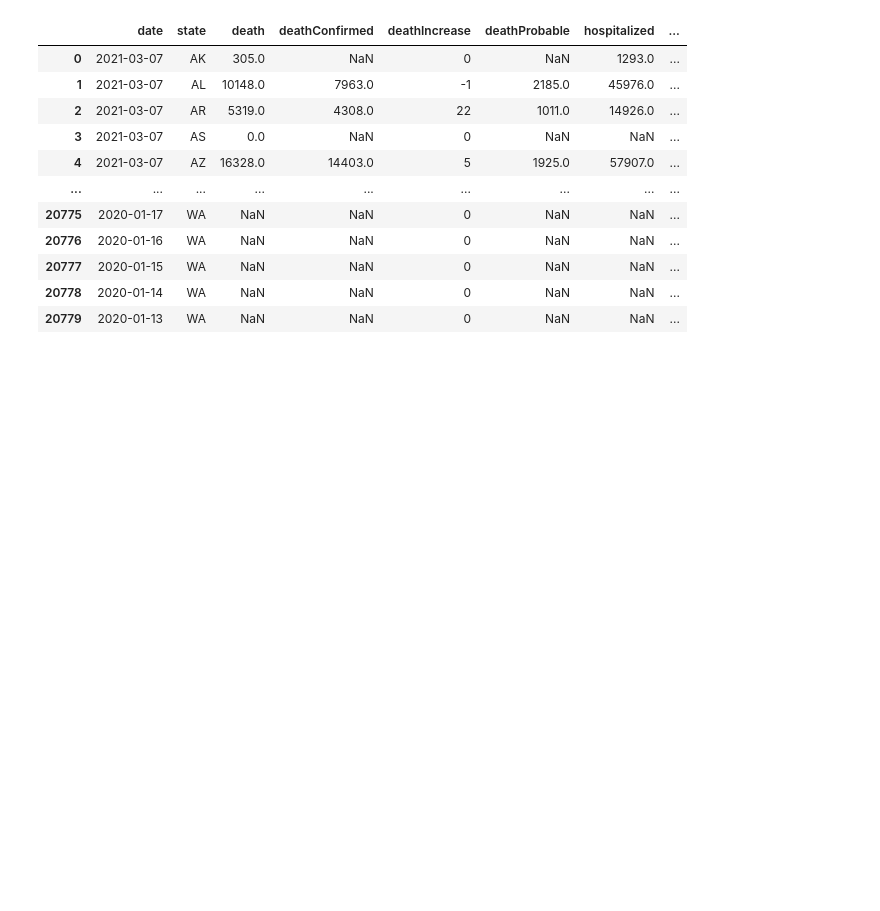
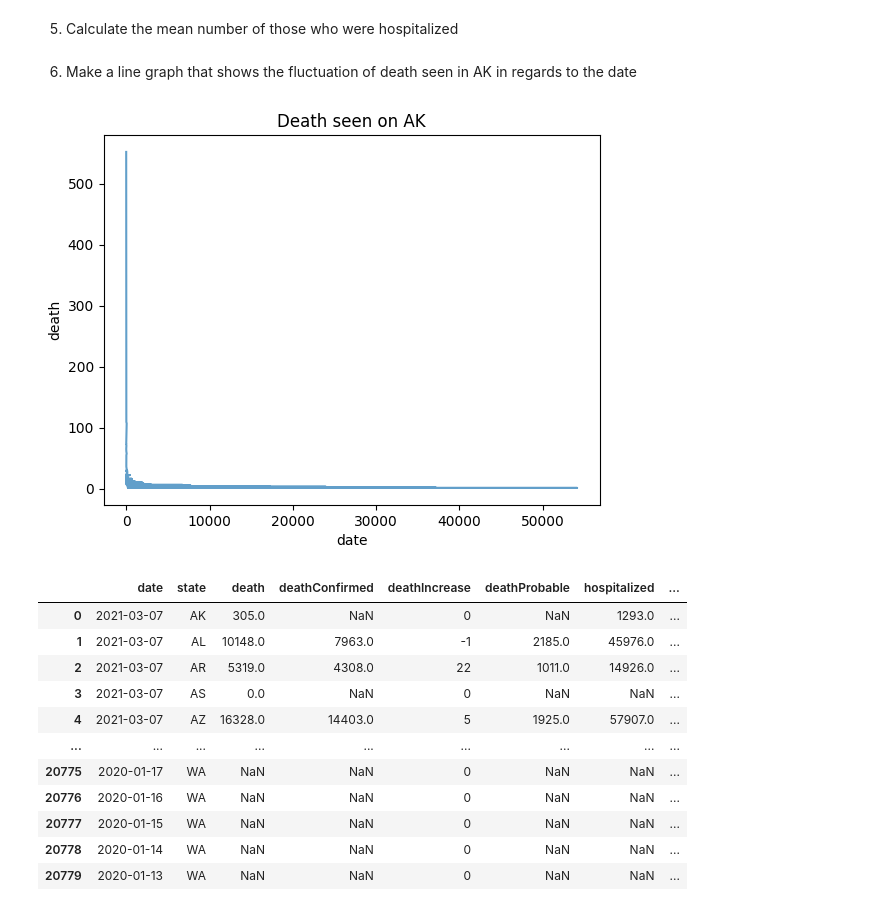
Before and after one commit to ztoles/finalproject, a Jupyter notebook: finalproject.ipynb, the cells around one changed output. Saved outputs shown, nothing was run; the diff lists cells and outputs as text; code cells hidden in the pictures; blank space fills up the shorter version.

```diff
--- a/finalproject.ipynb
+++ b/finalproject.ipynb
@@ -13,2 +15,4 @@ Saving all-states-history.csv to all-states-history (2).csv
 # %%
 data = pd.read_csv("all-states-history.csv")
+# %% [markdown]
+5. Calculate the mean number of those who were hospitalized
@@ -15,3 +21,14 @@ data = pd.read_csv("all-states-history.csv")
+# %% [markdown]
+6. Make a line graph that shows the fluctuation of death seen in AK in regards to the date
+# %%
+survival_count = data['death'].value_counts()
+survival_count.plot(kind='line',  alpha=0.7)
+plt.title('Death seen on AK')
+plt.xlabel('date')
+plt.ylabel('death')
+plt.show()
+# %% [output]
+[figure, added]
 # %%
 data
 # %% [output]
```
Also changed, not shown: parts of 8 cells of this notebook.
